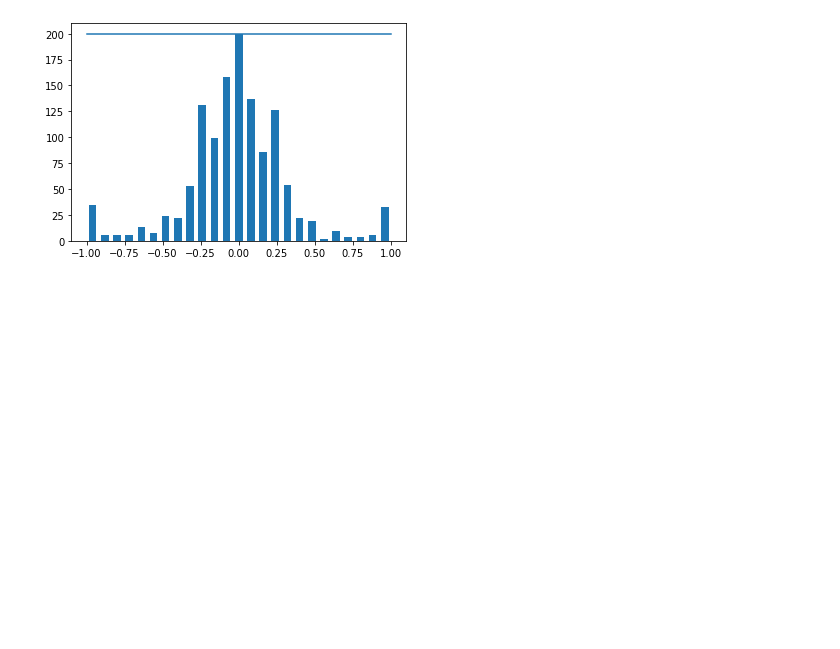
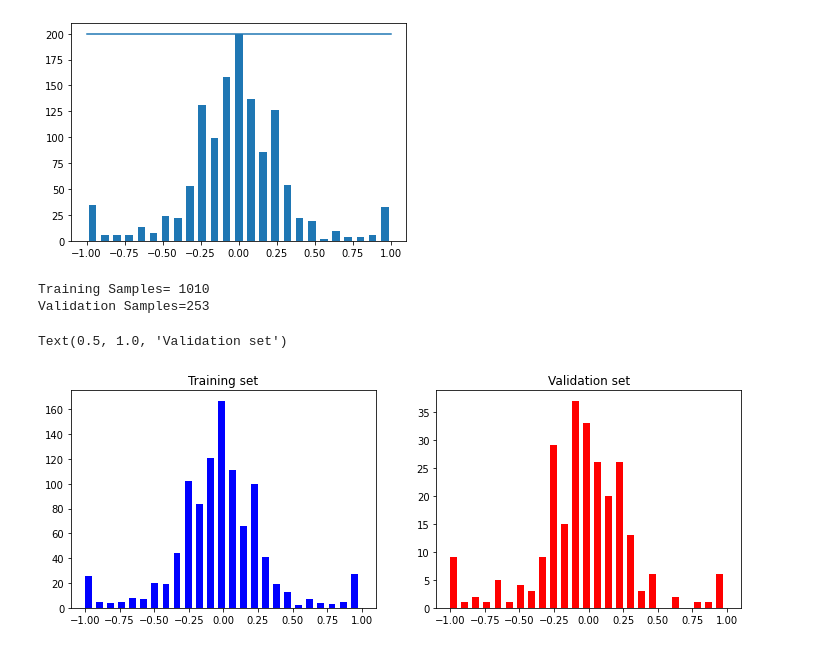
Before and after one commit to sharnoor404/Self-Driving-Car-Model, a Jupyter notebook: Behavioural_Cloning.ipynb, the cells around one changed output. Drawn from its saved outputs; the diff is of its cells as text; code cells hidden in the pictures; blank space fills up the shorter version.

Commit message:
train test split

```diff
--- a/Behavioural_Cloning.ipynb
+++ b/Behavioural_Cloning.ipynb
@@ -109,3 +112,35 @@ removed: 2790
 remaining: 1263
 [<matplotlib.lines.Line2D at 0x...>]
 [figure]
+# %%
+def load_img_steering(datadir,df):
+  image_path=[]
+  steering=[]
+  for i in range(len(data)):
+    indexed_data=data.iloc[i]
+    #this would select a particular row of our dataset
+    center,left,right=indexed_data[0],indexed_data[1],indexed_data[2]
+    image_path.append(os.path.join(data_dir,center.strip()))
+    steering.append(float(indexed_data[3]))
+    #indexed_data[3] contains steering angles
+  image_paths=np.asarray(image_path)
+  steering=np.asarray(steering)
+  return image_path,steering
+
+image_paths,steerings=load_img_steering(data_dir+'/IMG',data)
+#now we have our dataset for images captured from the center camera and their corresponding steering angle
+# %%
+X_train,X_valid,y_train,y_valid=train_test_split(image_paths,steerings,test_size=0.2,random_state=6)
+print('Training Samples= {} \nValidation Samples={}'.format(len(X_train),len(X_valid)))
+# %% [output]
+Training Samples= 1010
+Validation Samples=253
+# %%
+fig,axes=plt.subplots(1,2,figsize=(12,4))
+axes[0].hist(y_train,bins=num_bins,width=0.05,color='blue')
+axes[0].set_title('Training set')
+axes[1].hist(y_valid,bins=num_bins,width=0.05,color='red')
+axes[1].set_title('Validation set')
+# %% [output]
+Text(0.5, 1.0, 'Validation set')
+[figure, added]
```
Also changed, not shown: parts of 3 cells of this notebook.
